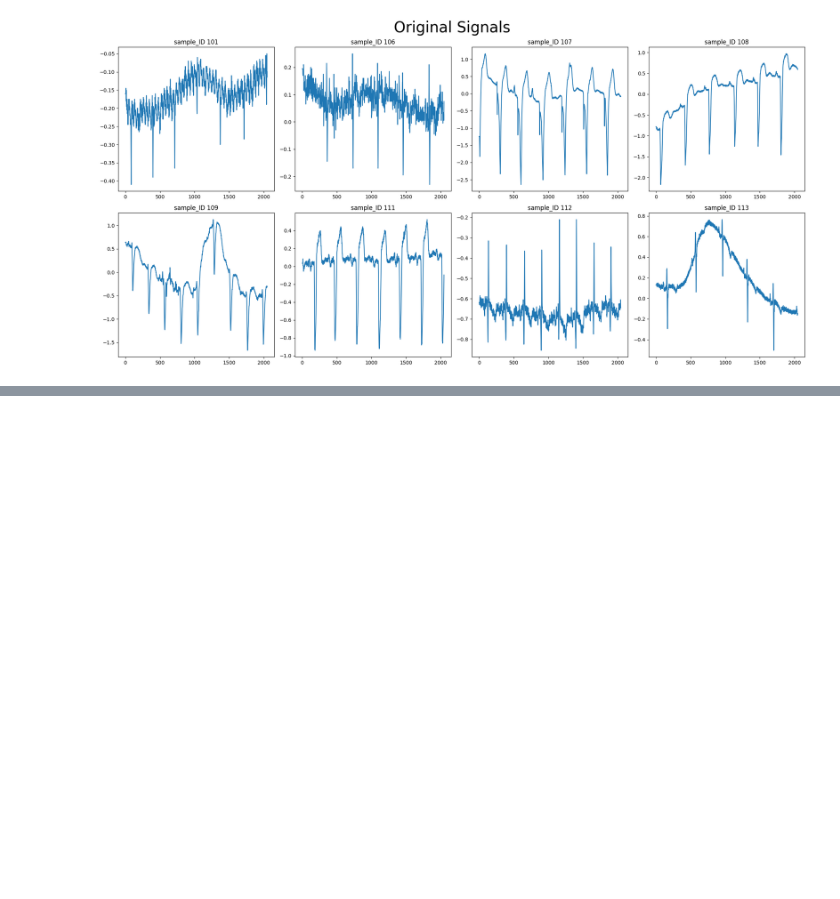
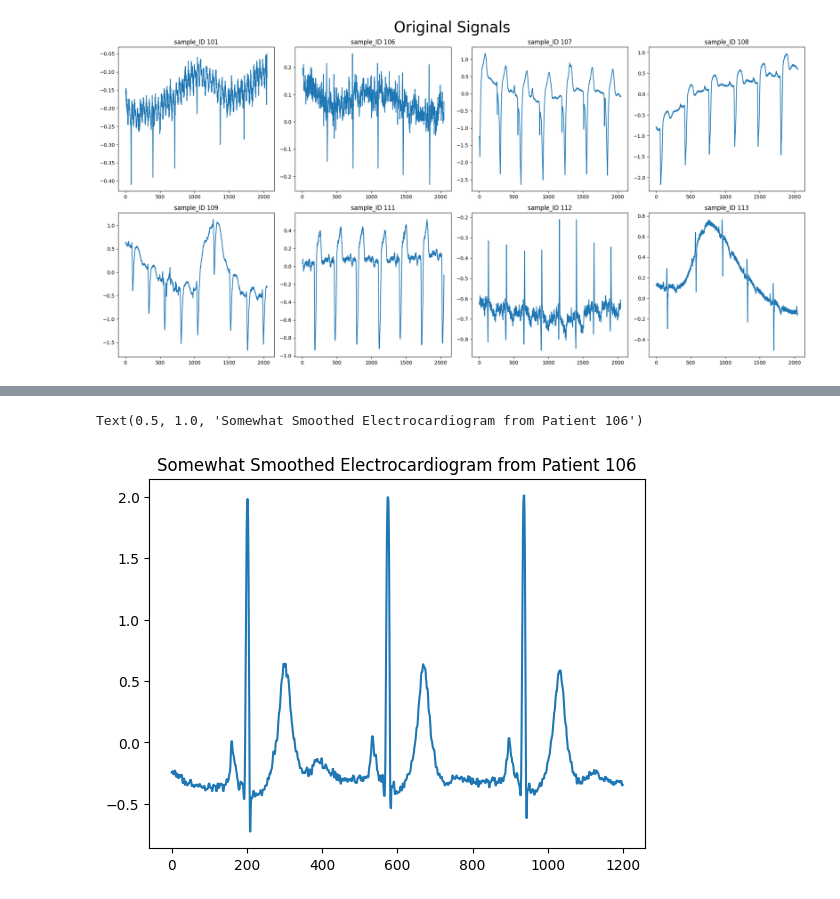
Before and after one commit to mohamedmahmoud26/Signal_Digial_Processing, a Jupyter notebook: digital-signal-processing-dsp.ipynb, the cells around one changed output, grey strips where cells are left out. Saved outputs shown, nothing was run; the diff lists cells and outputs as text; code cells hidden in the pictures; blank space fills up the shorter version.

```diff
--- a/digital-signal-processing-dsp.ipynb
+++ b/digital-signal-processing-dsp.ipynb
@@ -438,0 +495,12 @@ plt.show()  # Display the figure with the plotted signals.
+# %%
+# Run the EKG through a median filter
+smoothed_ekg = scipy.signal.medfilt(first_3_heartbeats)
+
+# Convert the smoothed EKG to a Pandas Series to make it easily plottable
+smoothed_ekg = pd.Series(smoothed_ekg)
+
+smoothed_ekg.plot()
+plt.title('Somewhat Smoothed Electrocardiogram from Patient 106')
+# %% [output]
+Text(0.5, 1.0, 'Somewhat Smoothed Electrocardiogram from Patient 106')
+[figure, added]
```
Also changed, not shown: parts of 11 cells of this notebook.
